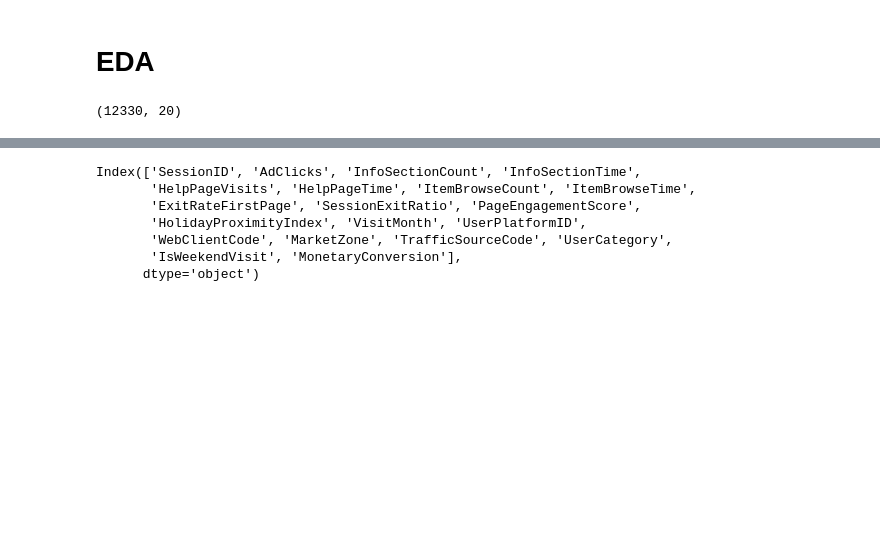
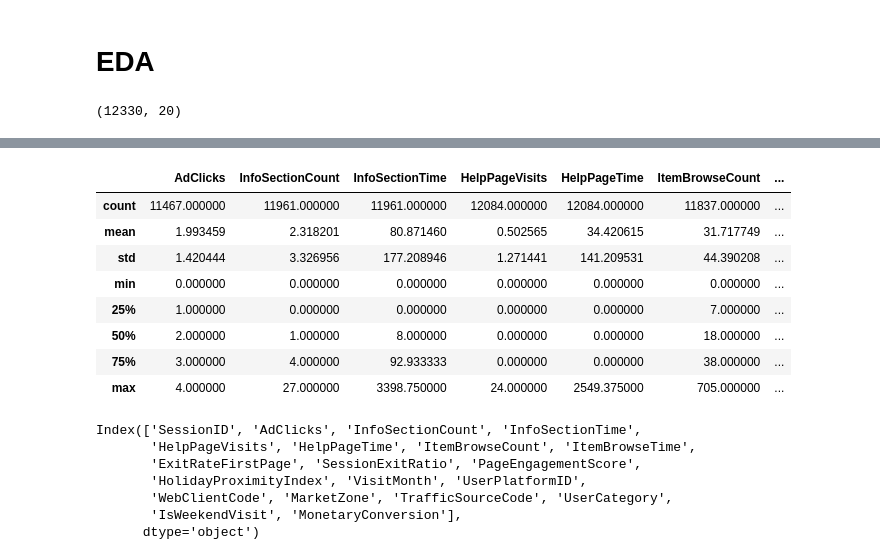
Before and after one commit to Sumedhaghildiyal/Classification_Regression_task, a Jupyter notebook: my_rwsi.ipynb, the cells around one changed output, grey strips where cells are left out. Cells and saved outputs as stored; diff of their text form; code cells hidden in the pictures; blank space fills up the shorter version.

```diff
--- a/my_rwsi.ipynb
+++ b/my_rwsi.ipynb
@@ -20,6 +20,19 @@ df.head()
 | 2 | Lz5fuqr91SKGHb5N | 0.0 | 0.0 | 0.0 | 0.0 | 0.0 | 1.0 | ... |
 | 3 | cyOsumxkpNEvKIdc | 4.0 | 0.0 | 0.0 | 0.0 | 0.0 | 2.0 | ... |
 | 4 | F4rTMKOqtoPKzxw9 | 2.0 | 0.0 | 0.0 | 0.0 | 0.0 | 10.0 | ... |
+# %%
+df.describe()
+# ItemBrowseTime, TotalEngagement, and InfoSectionTime have large standard deviations
+# %% [output]
+|  | AdClicks | InfoSectionCount | InfoSectionTime | HelpPageVisits | HelpPageTime | ItemBrowseCount | ... |
+| count | 11467.000000 | 11961.000000 | 11961.000000 | 12084.000000 | 12084.000000 | 11837.000000 | ... |
+| mean | 1.993459 | 2.318201 | 80.871460 | 0.502565 | 34.420615 | 31.717749 | ... |
+| std | 1.420444 | 3.326956 | 177.208946 | 1.271441 | 141.209531 | 44.390208 | ... |
+| min | 0.000000 | 0.000000 | 0.000000 | 0.000000 | 0.000000 | 0.000000 | ... |
+| 25% | 1.000000 | 0.000000 | 0.000000 | 0.000000 | 0.000000 | 7.000000 | ... |
+| 50% | 2.000000 | 1.000000 | 8.000000 | 0.000000 | 0.000000 | 18.000000 | ... |
+| 75% | 3.000000 | 4.000000 | 92.933333 | 0.000000 | 0.000000 | 38.000000 | ... |
+| max | 4.000000 | 27.000000 | 3398.750000 | 24.000000 | 2549.375000 | 705.000000 | ... |
 # %%
 df.columns
 # %% [output]
```
Also changed, not shown: parts of 7 cells of this notebook, 1 other file.
